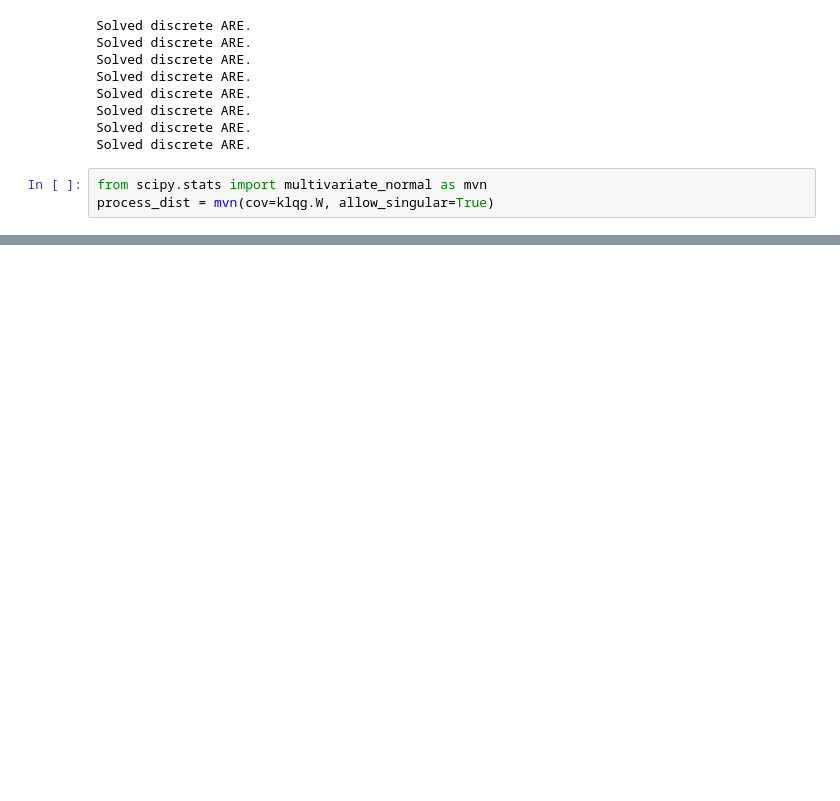
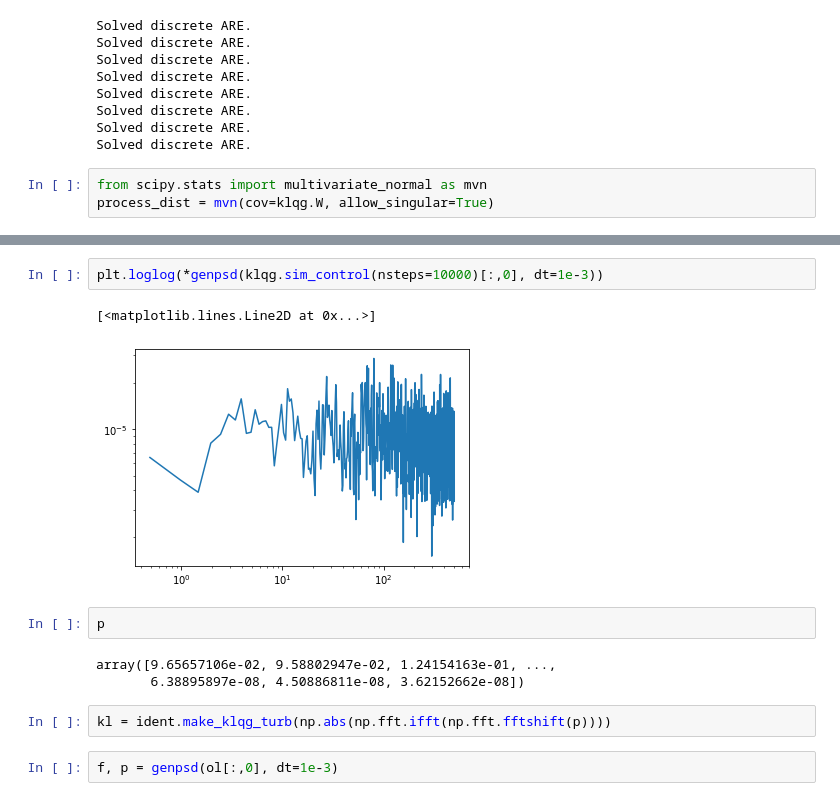
Before and after one commit to aditya-sengupta/seallqg, a Jupyter notebook: notebooks/turb_fit.ipynb, the cells around one changed output, grey strips where cells are left out. Drawn from its saved outputs; the diff is of its cells as text; blank space fills up the shorter version.

```diff
--- a/notebooks/turb_fit.ipynb
+++ b/notebooks/turb_fit.ipynb
@@ -146,0 +101,14 @@ plt.loglog(*genpsd(klqg.sim_process()[:,0], dt=1e-3))
+# %%
+plt.loglog(*genpsd(klqg.sim_control(nsteps=10000)[:,0], dt=1e-3))
+# %% [output]
+[<matplotlib.lines.Line2D at 0x...>]
+[figure, added]
+# %%
+p
+# %% [output]
+array([9.65657106e-02, 9.58802947e-02, 1.24154163e-01, ...,
+       6.38895897e-08, 4.50886811e-08, 3.62152662e-08])
+# %%
+kl = ident.make_klqg_turb(np.abs(np.fft.ifft(np.fft.fftshift(p))))
+# %%
+f, p = genpsd(ol[:,0], dt=1e-3)
```
Also changed, not shown: parts of 18 cells of this notebook, 7 other files.
